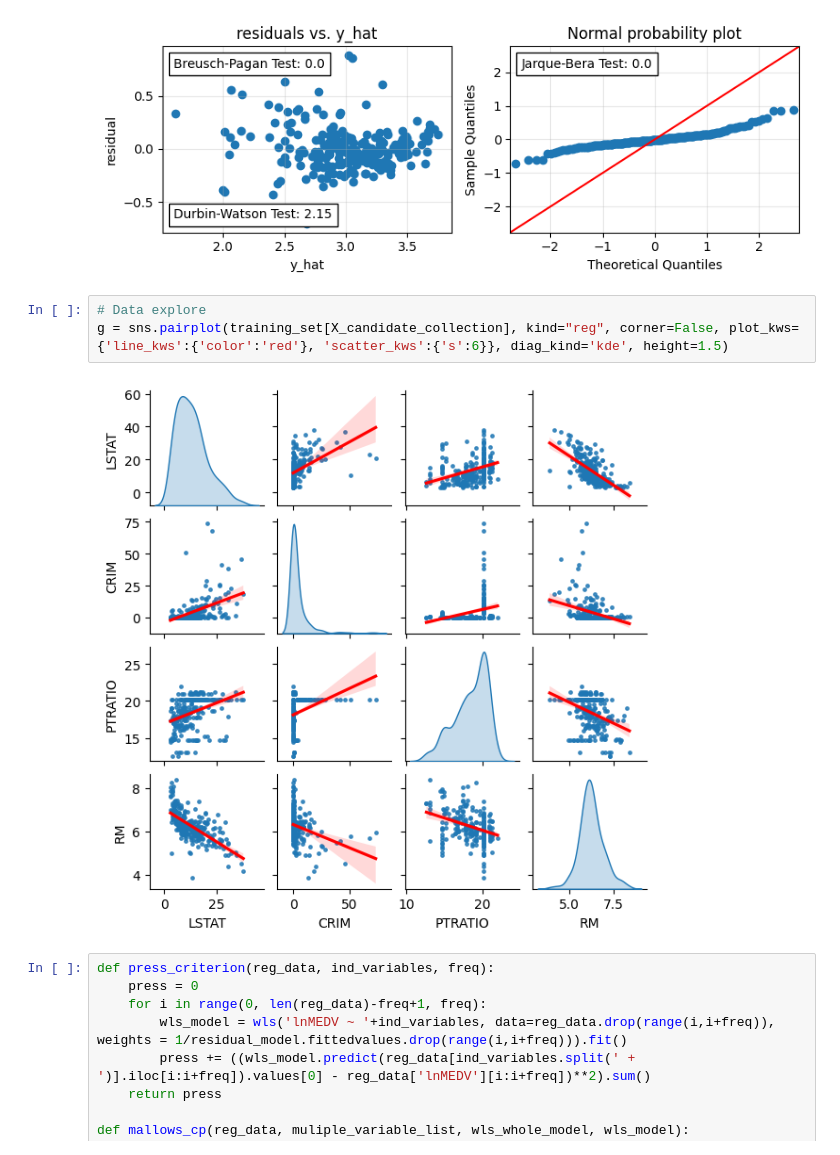
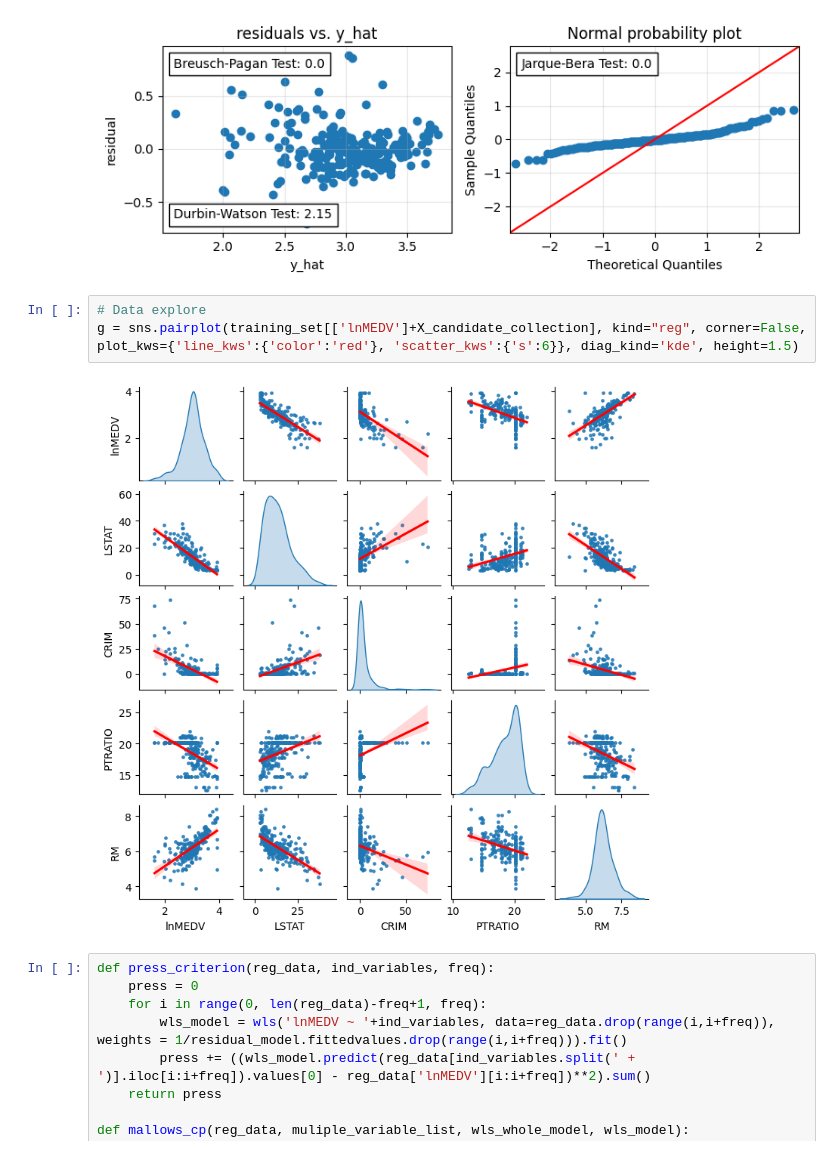
Before and after one commit to laic0022/FN6809_Linear_Financial_Models, a Jupyter notebook: LRM_boston_house_price.ipynb, the cells around one changed output. Cells and saved outputs as stored; diff of their text form.

```diff
--- a/LRM_boston_house_price.ipynb
+++ b/LRM_boston_house_price.ipynb
@@ -356,9 +374,9 @@ fig.tight_layout()
 [figure]
 # %%
 # Data explore
-g = sns.pairplot(training_set[X_candidate_collection], kind="reg", corner=False, plot_kws={'line_kws':{'color':'red'}, 'scatter_kws':{'s':6}}, diag_kind='kde', height=1.5)
+g = sns.pairplot(training_set[['lnMEDV']+X_candidate_collection], kind="reg", corner=False, plot_kws={'line_kws':{'color':'red'}, 'scatter_kws':{'s':6}}, diag_kind='kde', height=1.5)
 # %% [output]
-[figure, old version]
+[figure, new version]
 # %%
 def press_criterion(reg_data, ind_variables, freq):
     press = 0
```
Also changed, not shown: parts of 10 cells of this notebook.
